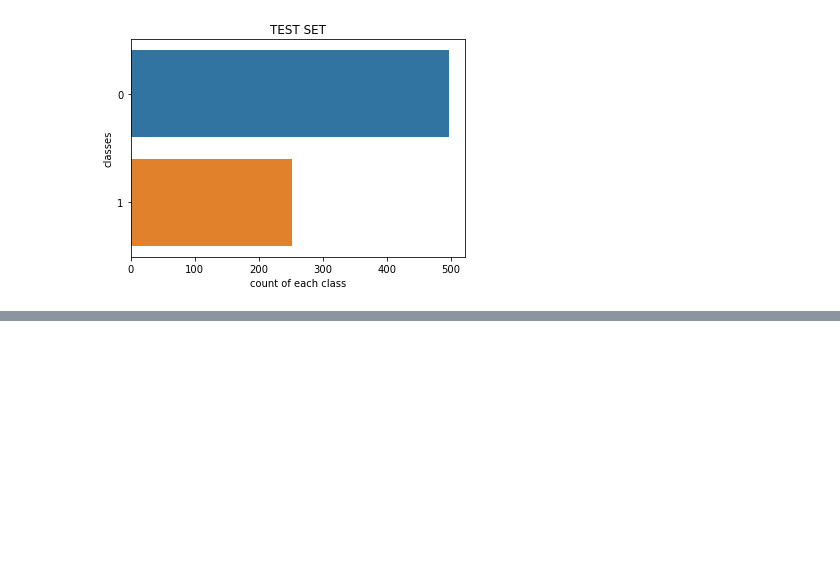
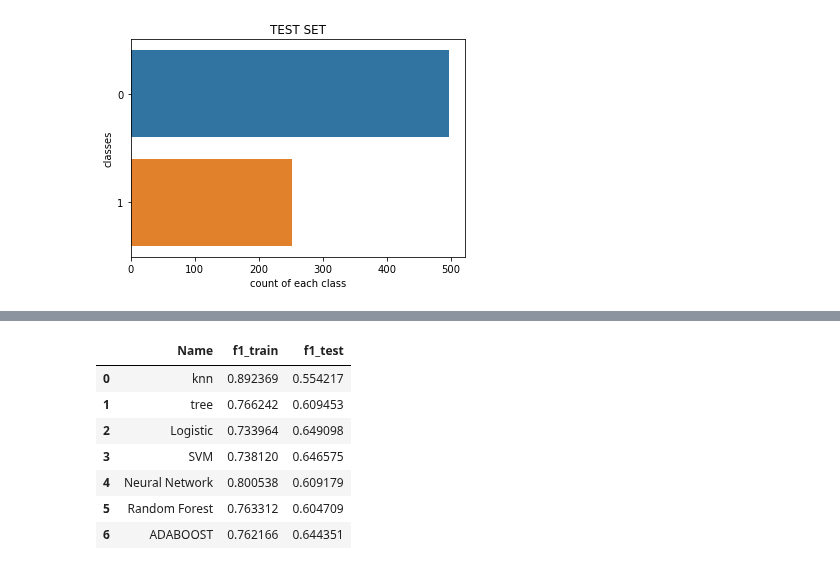
Before and after one commit to AndreaScarpellini1/ML-Project, a Jupyter notebook: Project .ipynb, the cells around one changed output, grey strips where cells are left out. Cells and saved outputs as stored; diff of their text form; code cells hidden in the pictures; blank space fills up the shorter version.

```diff
--- a/Project .ipynb
+++ b/Project .ipynb
@@ -1250,0 +1264,11 @@ f1         train 0.793   test 0.614
+# %%
+data_oversampling
+# %% [output]
+|  | Name | f1_train | f1_test |
+| 0 | knn | 0.892369 | 0.554217 |
+| 1 | tree | 0.766242 | 0.609453 |
+| 2 | Logistic | 0.733964 | 0.649098 |
+| 3 | SVM | 0.738120 | 0.646575 |
+| 4 | Neural Network | 0.800538 | 0.609179 |
+| 5 | Random Forest | 0.763312 | 0.604709 |
+| 6 | ADABOOST | 0.762166 | 0.644351 |
```
Also changed, not shown: parts of 28 cells of this notebook.
